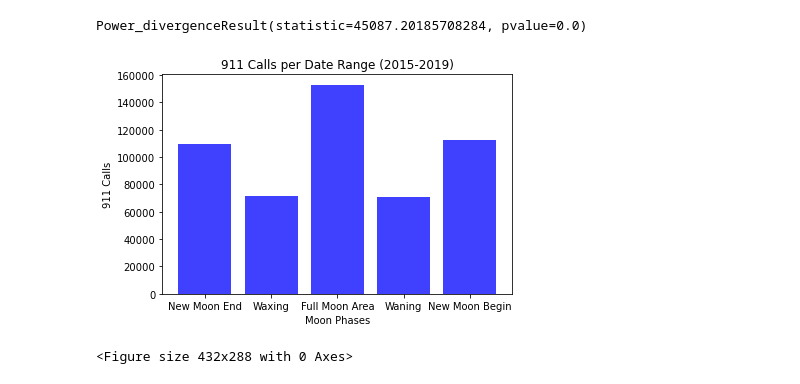
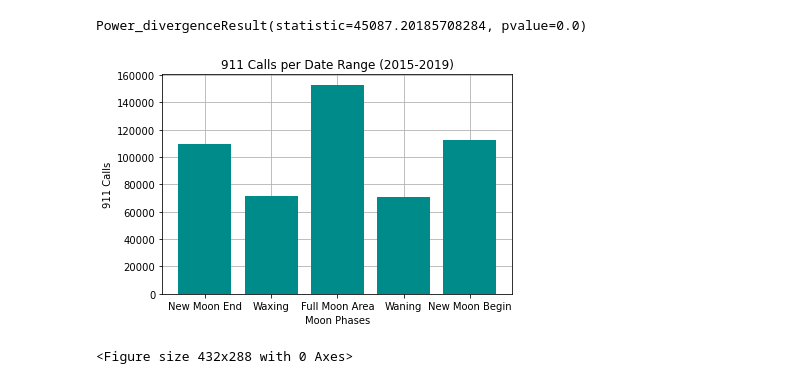
Before and after one commit to ytran010/The_Werewolves, a Jupyter notebook: Alexander.ipynb, the cells around one changed output. Saved outputs shown, nothing was run; the diff lists cells and outputs as text; code cells hidden in the pictures.

```diff
--- a/Alexander.ipynb
+++ b/Alexander.ipynb
@@ -273,15 +310,18 @@ stats.chisquare(clean_counted_df['Emergency Reason'], clean_counted_df["expected
 # %% [output]
 Power_divergenceResult(statistic=45087.20185708284, pvalue=0.0)
 # %%
+fig, ax = plt.subplots()
 y_values = clean_counted_df["Emergency Reason"]
 labels = clean_counted_df["Phasing"]
-plt.bar(labels, y_values, color="b", align="center", alpha=0.75)
+plt.bar(labels, y_values, color="darkcyan", align="center", )
 plt.title("911 Calls per Date Range (2015-2019)")
 plt.xlabel("Moon Phases")
 plt.ylabel("911 Calls")
+plt.grid()
+ax.set_axisbelow(True)
 plt.tight_layout()
+plt.show()
 plt.savefig('Images/Calls_per_daterange_Alex.png')
-plt.show()
 # %% [output]
-[figure, old version]
+[figure, new version]
 <Figure size 432x288 with 0 Axes>
```
Also changed, not shown: parts of 5 cells of this notebook, 2 other files.
